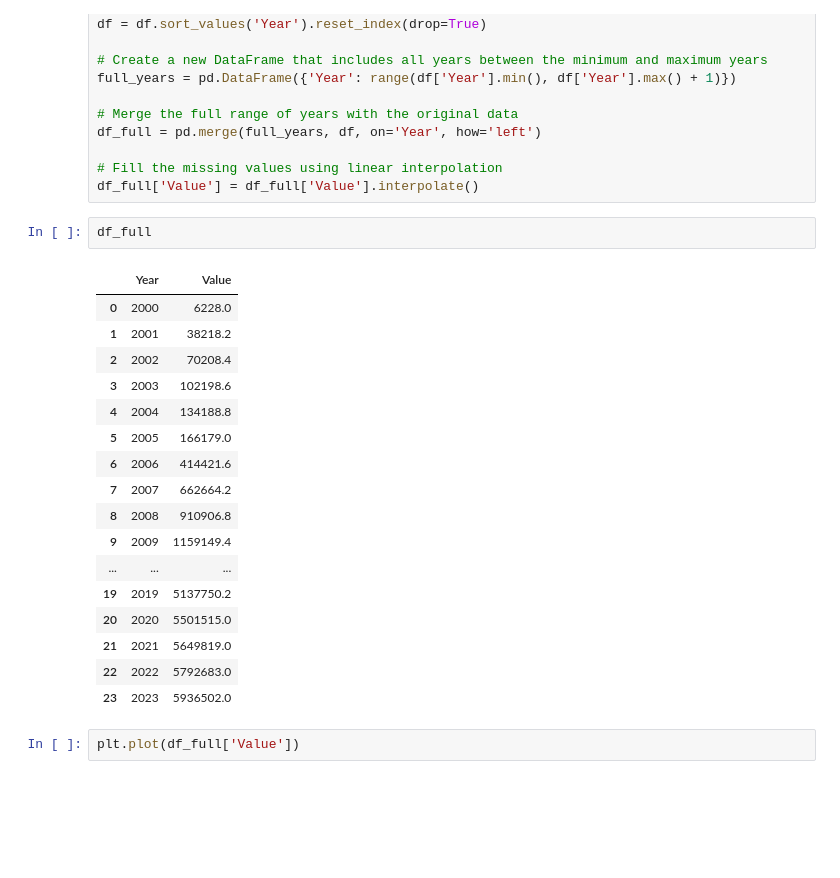
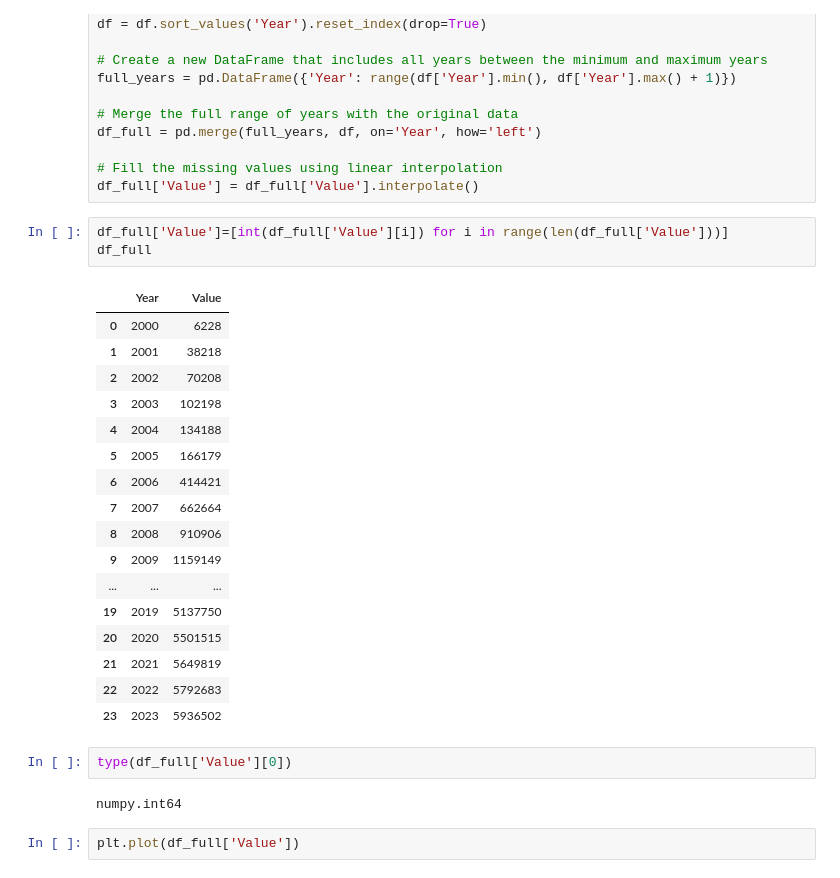
Before and after one commit to MoezGouiaa/Modelling-HIV-Aids-and-fitting-with-data-in-South-africa, a Jupyter notebook: data pre.ipynb, the cells around one changed output. Drawn from its saved outputs; the diff is of its cells as text; blank space fills up the shorter version.

```diff
--- a/data pre.ipynb
+++ b/data pre.ipynb
@@ -93,25 +93,30 @@ df_full = pd.merge(full_years, df, on='Year', how='left')
 # Fill the missing values using linear interpolation
 df_full['Value'] = df_full['Value'].interpolate()
 # %%
+df_full['Value']=[int(df_full['Value'][i]) for i in range(len(df_full['Value']))]
 df_full
 # %% [output]
 |  | Year | Value |
-| 0 | 2000 | 6228.0 |
-| 1 | 2001 | 38218.2 |
-| 2 | 2002 | 70208.4 |
-| 3 | 2003 | 102198.6 |
-| 4 | 2004 | 134188.8 |
-| 5 | 2005 | 166179.0 |
-| 6 | 2006 | 414421.6 |
-| 7 | 2007 | 662664.2 |
-| 8 | 2008 | 910906.8 |
-| 9 | 2009 | 1159149.4 |
+| 0 | 2000 | 6228 |
+| 1 | 2001 | 38218 |
+| 2 | 2002 | 70208 |
+| 3 | 2003 | 102198 |
+| 4 | 2004 | 134188 |
+| 5 | 2005 | 166179 |
+| 6 | 2006 | 414421 |
+| 7 | 2007 | 662664 |
+| 8 | 2008 | 910906 |
+| 9 | 2009 | 1159149 |
 | ... | ... | ... |
-| 19 | 2019 | 5137750.2 |
-| 20 | 2020 | 5501515.0 |
-| 21 | 2021 | 5649819.0 |
-| 22 | 2022 | 5792683.0 |
-| 23 | 2023 | 5936502.0 |
+| 19 | 2019 | 5137750 |
+| 20 | 2020 | 5501515 |
+| 21 | 2021 | 5649819 |
+| 22 | 2022 | 5792683 |
+| 23 | 2023 | 5936502 |
+# %%
+type(df_full['Value'][0])
+# %% [output]
+numpy.int64
 # %%
 plt.plot(df_full['Value'])
 # %% [output]
```
Also changed, not shown: parts of 1 cell of this notebook.
